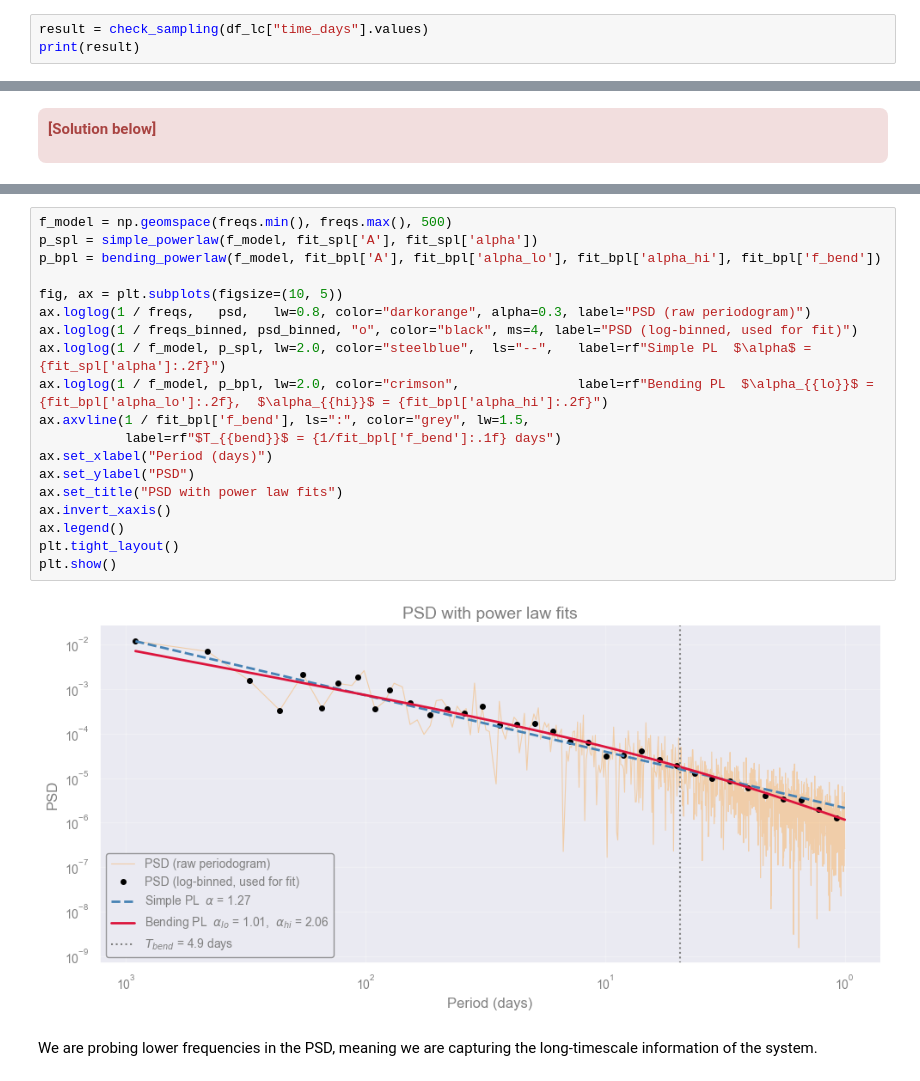
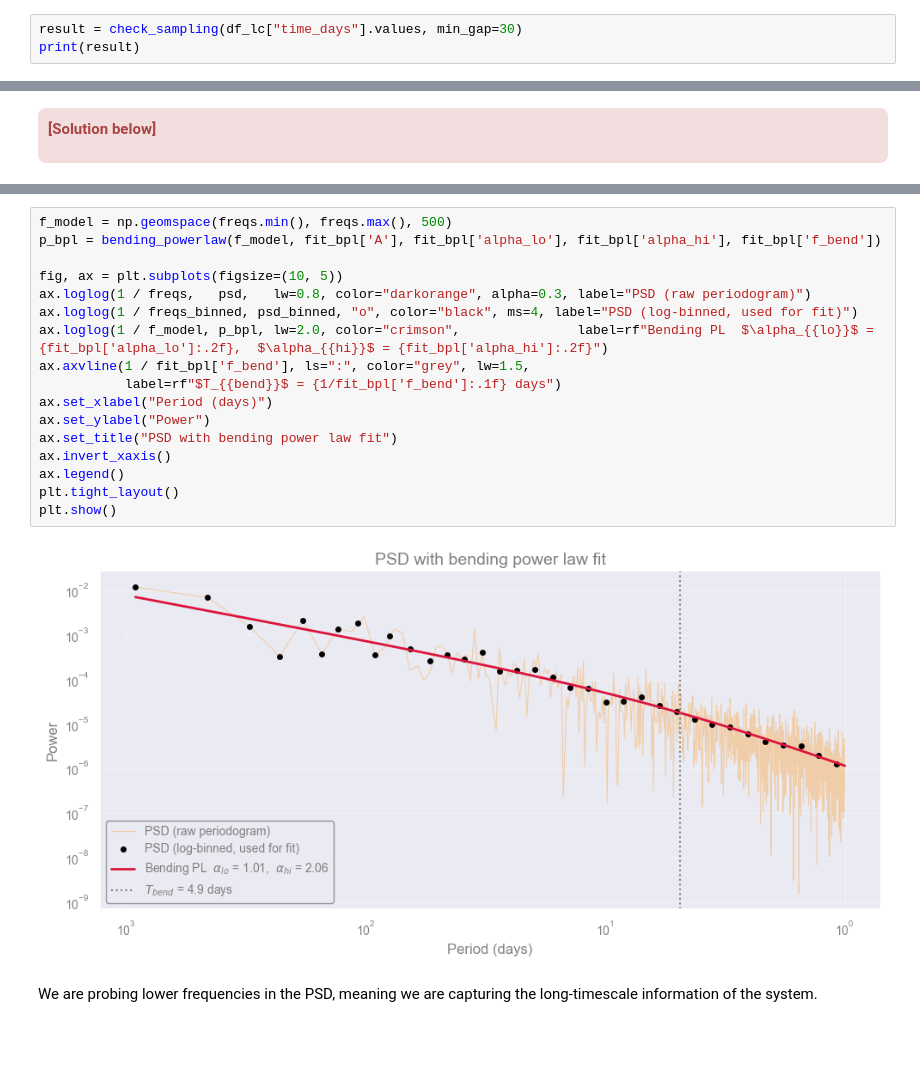
Before and after one commit to AstroStat-Academy/astrostat-school-7, a Jupyter notebook: Time_Series/Time_Series.ipynb, the cells around one changed output, grey strips where cells are left out. Saved outputs shown, nothing was run; the diff lists cells and outputs as text; blank space fills up the shorter version.

```diff
--- a/Time_Series/Time_Series.ipynb
+++ b/Time_Series/Time_Series.ipynb
@@ -397,7 +429,7 @@ def check_sampling(
         gaps=gaps,
     )
 # %%
-result = check_sampling(df_lc["time_days"].values)
+result = check_sampling(df_lc["time_days"].values, min_gap=30)
 print(result)
 # %% [output]
 Sampling: UNIFORM
@@ -848,25 +825,23 @@ Bend frequency  f_b: 2.0486e-01 cycles/day  ± 3.3307e-01
 Bend timescale  T_b: 4.88 days
 # %%
 f_model = np.geomspace(freqs.min(), freqs.max(), 500)
-p_spl = simple_powerlaw(f_model, fit_spl['A'], fit_spl['alpha'])
 p_bpl = bending_powerlaw(f_model, fit_bpl['A'], fit_bpl['alpha_lo'], fit_bpl['alpha_hi'], fit_bpl['f_bend'])
 
 fig, ax = plt.subplots(figsize=(10, 5))
 ax.loglog(1 / freqs,   psd,   lw=0.8, color="darkorange", alpha=0.3, label="PSD (raw periodogram)")
 ax.loglog(1 / freqs_binned, psd_binned, "o", color="black", ms=4, label="PSD (log-binned, used for fit)")
-ax.loglog(1 / f_model, p_spl, lw=2.0, color="steelblue",  ls="--",   label=rf"Simple PL  $\alpha$ = {fit_spl['alpha']:.2f}")
 ax.loglog(1 / f_model, p_bpl, lw=2.0, color="crimson",               label=rf"Bending PL  $\alpha_{{lo}}$ = {fit_bpl['alpha_lo']:.2f},  $\alpha_{{hi}}$ = {fit_bpl['alpha_hi']:.2f}")
 ax.axvline(1 / fit_bpl['f_bend'], ls=":", color="grey", lw=1.5,
            label=rf"$T_{{bend}}$ = {1/fit_bpl['f_bend']:.1f} days")
 ax.set_xlabel("Period (days)")
-ax.set_ylabel("PSD")
-ax.set_title("PSD with power law fits")
+ax.set_ylabel("Power")
+ax.set_title("PSD with bending power law fit")
 ax.invert_xaxis()
 ax.legend()
 plt.tight_layout()
 plt.show()
 # %% [output]
-[figure, old version]
+[figure, new version]
 # %% [markdown]
 We are probing lower frequencies in the PSD, meaning we are capturing the long-timescale information of the system.
 # %% [markdown]
```
Also changed, not shown: parts of 32 cells of this notebook, 1 other file.
